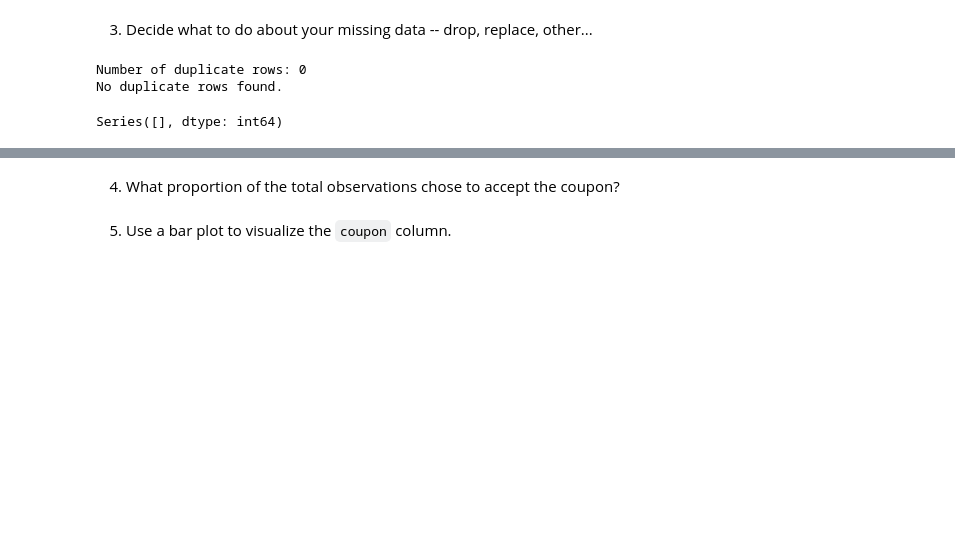
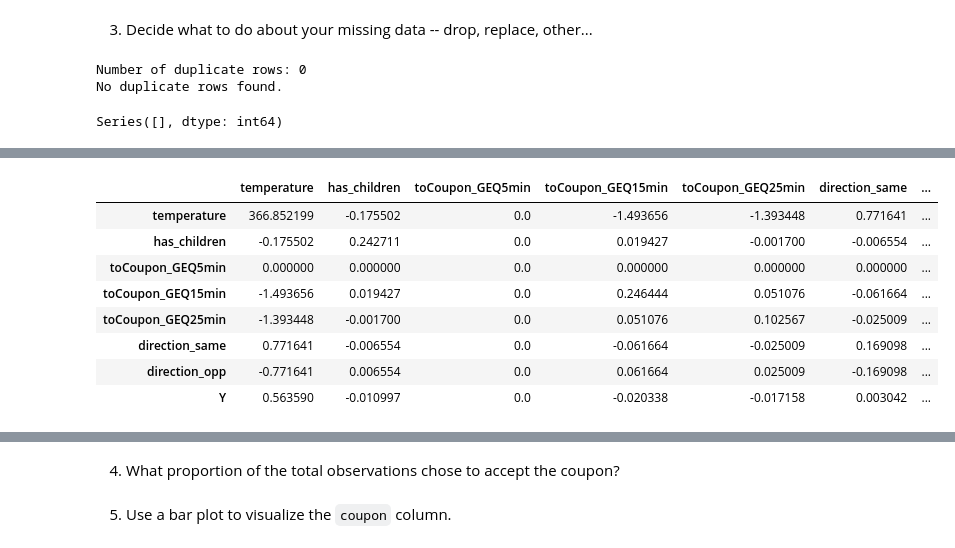
Before and after one commit to licyambrose/couponchoice, a Jupyter notebook: scripts/prompt.ipynb, the cells around one changed output, grey strips where cells are left out. Cells and saved outputs as stored; diff of their text form; code cells hidden in the pictures; blank space fills up the shorter version.

```diff
--- a/scripts/prompt.ipynb
+++ b/scripts/prompt.ipynb
@@ -168,0 +189,14 @@ data.to_csv('../data/coupon_dataset_no_duplicates_no_missing.csv', index=False)
+# %%
+# covariance matrix on numeric columns
+numeric_data = data.select_dtypes(include=['number', 'float'])
+numeric_data.cov()
+# %% [output]
+|  | temperature | has_children | toCoupon_GEQ5min | toCoupon_GEQ15min | toCoupon_GEQ25min | direction_same | ... |
+| temperature | 366.852199 | -0.175502 | 0.0 | -1.493656 | -1.393448 | 0.771641 | ... |
+| has_children | -0.175502 | 0.242711 | 0.0 | 0.019427 | -0.001700 | -0.006554 | ... |
+| toCoupon_GEQ5min | 0.000000 | 0.000000 | 0.0 | 0.000000 | 0.000000 | 0.000000 | ... |
+| toCoupon_GEQ15min | -1.493656 | 0.019427 | 0.0 | 0.246444 | 0.051076 | -0.061664 | ... |
+| toCoupon_GEQ25min | -1.393448 | -0.001700 | 0.0 | 0.051076 | 0.102567 | -0.025009 | ... |
+| direction_same | 0.771641 | -0.006554 | 0.0 | -0.061664 | -0.025009 | 0.169098 | ... |
+| direction_opp | -0.771641 | 0.006554 | 0.0 | 0.061664 | 0.025009 | -0.169098 | ... |
+| Y | 0.563590 | -0.010997 | 0.0 | -0.020338 | -0.017158 | 0.003042 | ... |
```
Also changed, not shown: parts of 2 cells of this notebook.
